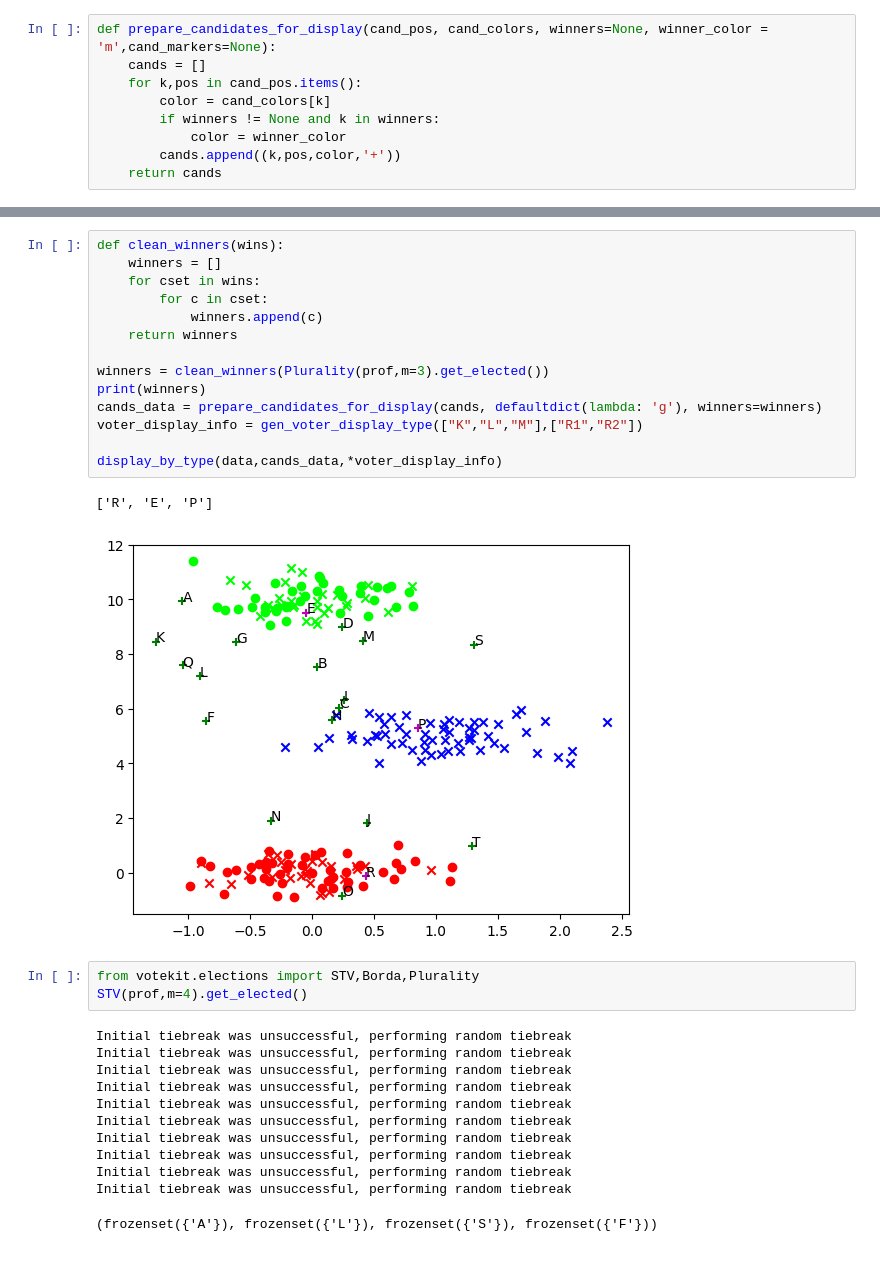
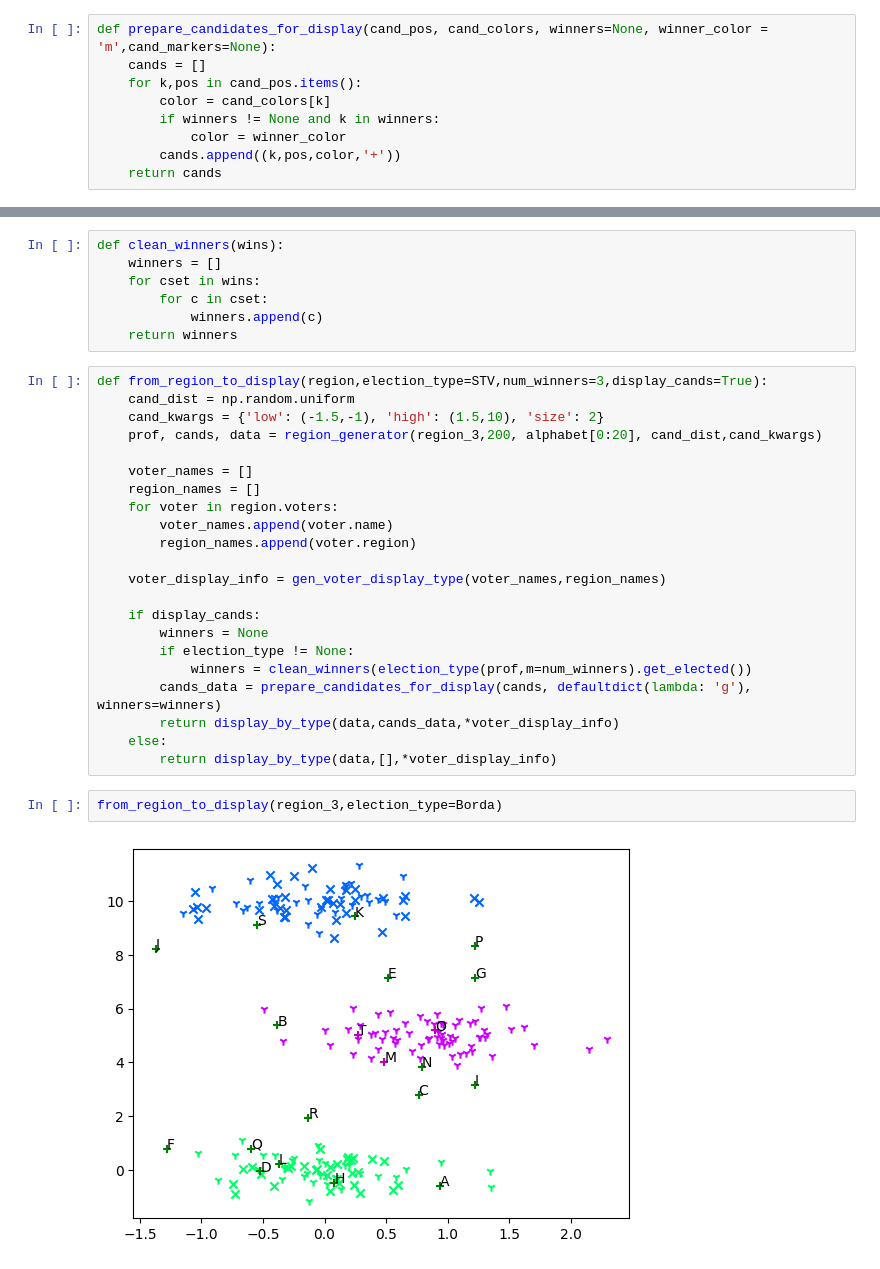
Before and after one commit to FayeAlephNil/bookish-spork, a Jupyter notebook: basics.ipynb, the cells around one changed output, grey strips where cells are left out. Saved outputs shown, nothing was run; the diff lists cells and outputs as text.

Commit message:
Robust display

```diff
--- a/basics.ipynb
+++ b/basics.ipynb
@@ -314,28 +292,29 @@ def clean_winners(wins):
         for c in cset:
             winners.append(c)
     return winners
-
-winners = clean_winners(Plurality(prof,m=3).get_elected())
-print(winners)
-cands_data = prepare_candidates_for_display(cands, defaultdict(lambda: 'g'), winners=winners)
-voter_display_info = gen_voter_display_type(["K","L","M"],["R1","R2"])
-
-display_by_type(data,cands_data,*voter_display_info)
-# %% [output]
-['R', 'E', 'P']
-[figure, removed]
+# %%
+def from_region_to_display(region,election_type=STV,num_winners=3,display_cands=True):
+    cand_dist = np.random.uniform
+    cand_kwargs = {'low': (-1.5,-1), 'high': (1.5,10), 'size': 2}
+    prof, cands, data = region_generator(region_3,200, alphabet[0:20], cand_dist,cand_kwargs)
+
+    voter_names = []
+    region_names = []
+    for voter in region.voters:
+        voter_names.append(voter.name)
+        region_names.append(voter.region)
+
+    voter_display_info = gen_voter_display_type(voter_names,region_names)
+
+    if display_cands:
+        winners = None
+        if election_type != None:
+            winners = clean_winners(election_type(prof,m=num_winners).get_elected())
+        cands_data = prepare_candidates_for_display(cands, defaultdict(lambda: 'g'), winners=winners)
+        return display_by_type(data,cands_data,*voter_display_info)
+    else:
+        return display_by_type(data,[],*voter_display_info)
 # %%
-from votekit.elections import STV,Borda,Plurality
-STV(prof,m=4).get_elected()
+from_region_to_display(region_3,election_type=Borda)
 # %% [output]
-Initial tiebreak was unsuccessful, performing random tiebreak
-Initial tiebreak was unsuccessful, performing random tiebreak
-Initial tiebreak was unsuccessful, performing random tiebreak
-Initial tiebreak was unsuccessful, performing random tiebreak
-Initial tiebreak was unsuccessful, performing random tiebreak
-Initial tiebreak was unsuccessful, performing random tiebreak
-Initial tiebreak was unsuccessful, performing random tiebreak
-Initial tiebreak was unsuccessful, performing random tiebreak
-Initial tiebreak was unsuccessful, performing random tiebreak
-Initial tiebreak was unsuccessful, performing random tiebreak
-(frozenset({'A'}), frozenset({'L'}), frozenset({'S'}), frozenset({'F'}))
+[figure, added]
```
Also changed, not shown: parts of 4 cells of this notebook.
